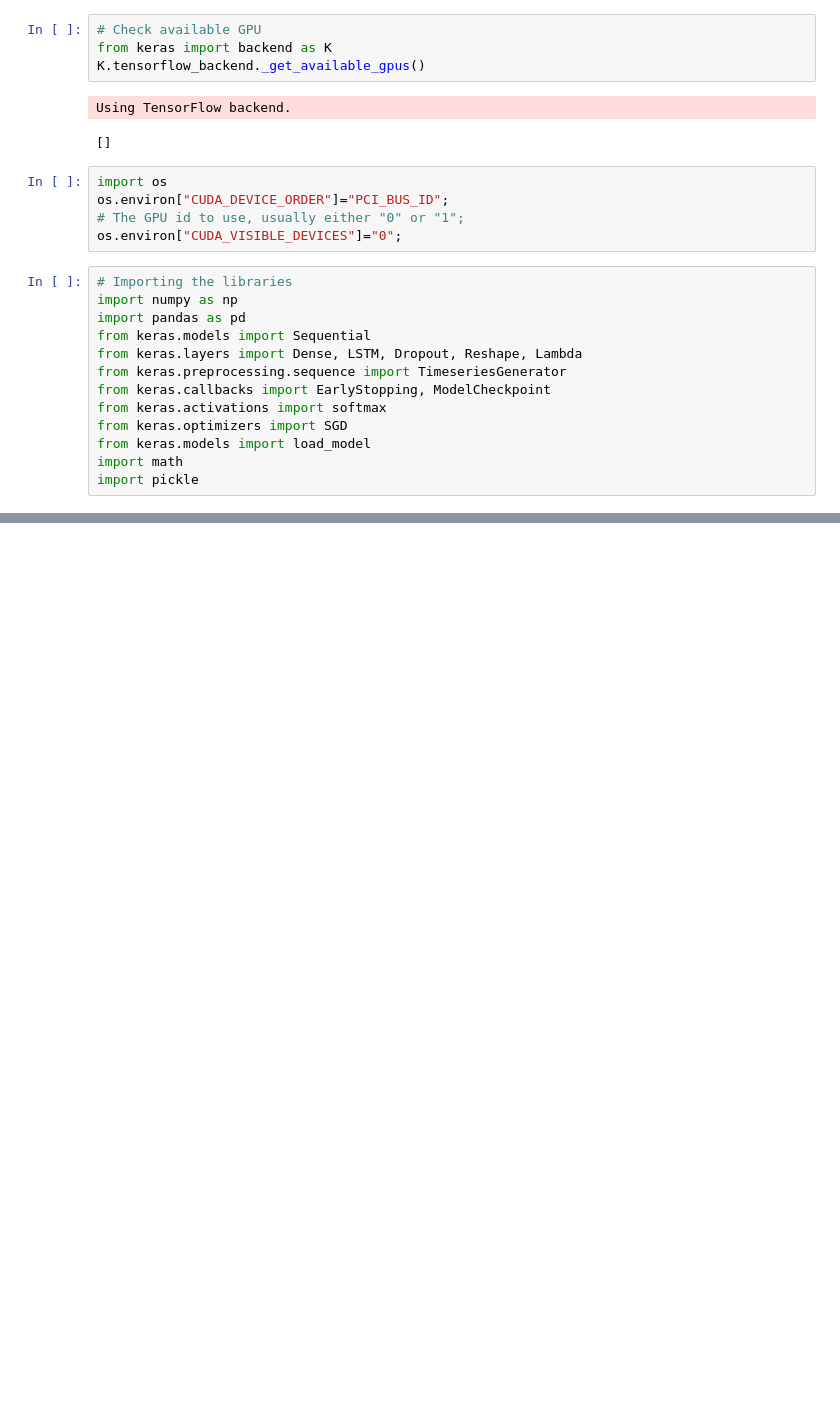
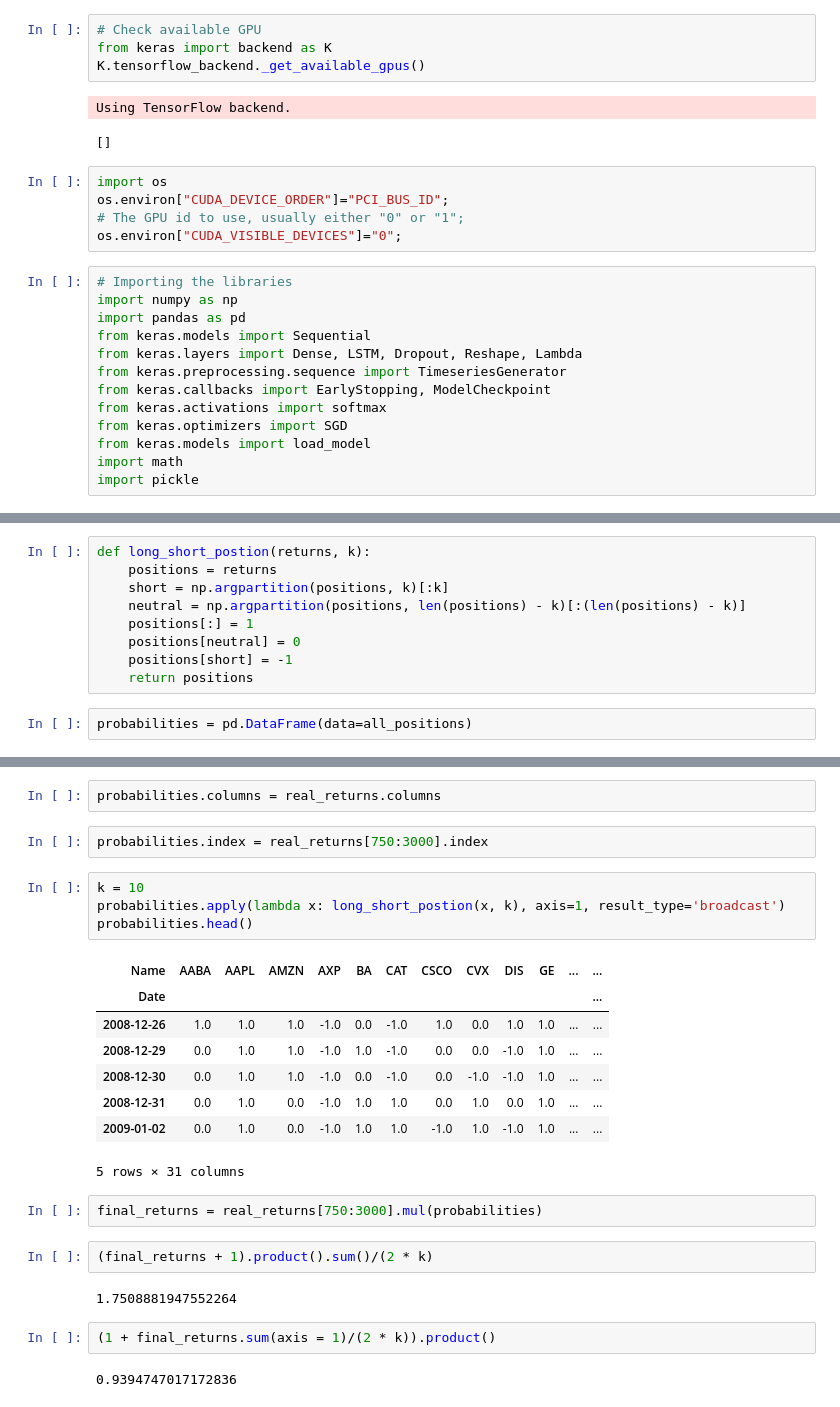
Before and after one commit to tqa236/LSTM_algo_trading, a Jupyter notebook: notebook/[Official] Backtesting.ipynb, the cells around one changed output, grey strips where cells are left out. Cells and saved outputs as stored; diff of their text form; blank space fills up the shorter version.

```diff
--- a/notebook/[Official] Backtesting.ipynb
+++ b/notebook/[Official] Backtesting.ipynb
@@ -105,0 +115,11 @@ for i in range(len(dataset[0])):
+# %%
+def long_short_postion(returns, k):
+    positions = returns
+    short = np.argpartition(positions, k)[:k]
+    neutral = np.argpartition(positions, len(positions) - k)[:(len(positions) - k)]
+    positions[:] = 1
+    positions[neutral] = 0
+    positions[short] = -1
+    return positions
+# %%
+probabilities = pd.DataFrame(data=all_positions)
@@ -105,0 +136,27 @@ for i in range(len(dataset[0])):
+# %%
+probabilities.columns = real_returns.columns
+# %%
+probabilities.index = real_returns[750:3000].index
+# %%
+k = 10
+probabilities.apply(lambda x: long_short_postion(x, k), axis=1, result_type='broadcast')
+probabilities.head()
+# %% [output]
+| Name | AABA | AAPL | AMZN | AXP | BA | CAT | CSCO | CVX | DIS | GE | ... | ... |
+| Date |  |  |  |  |  |  |  |  |  |  |  | ... |
+| 2008-12-26 | 1.0 | 1.0 | 1.0 | -1.0 | 0.0 | -1.0 | 1.0 | 0.0 | 1.0 | 1.0 | ... | ... |
+| 2008-12-29 | 0.0 | 1.0 | 1.0 | -1.0 | 1.0 | -1.0 | 0.0 | 0.0 | -1.0 | 1.0 | ... | ... |
+| 2008-12-30 | 0.0 | 1.0 | 1.0 | -1.0 | 0.0 | -1.0 | 0.0 | -1.0 | -1.0 | 1.0 | ... | ... |
+| 2008-12-31 | 0.0 | 1.0 | 0.0 | -1.0 | 1.0 | 1.0 | 0.0 | 1.0 | 0.0 | 1.0 | ... | ... |
+| 2009-01-02 | 0.0 | 1.0 | 0.0 | -1.0 | 1.0 | 1.0 | -1.0 | 1.0 | -1.0 | 1.0 | ... | ... |
+5 rows × 31 columns
+# %%
+final_returns = real_returns[750:3000].mul(probabilities)
+# %%
+(final_returns + 1).product().sum()/(2 * k)
+# %% [output]
+1.7508881947552264
+# %%
+(1 + final_returns.sum(axis = 1)/(2 * k)).product()
+# %% [output]
+0.9394747017172836
```
Also changed, not shown: parts of 18 cells of this notebook, 1 other file.
